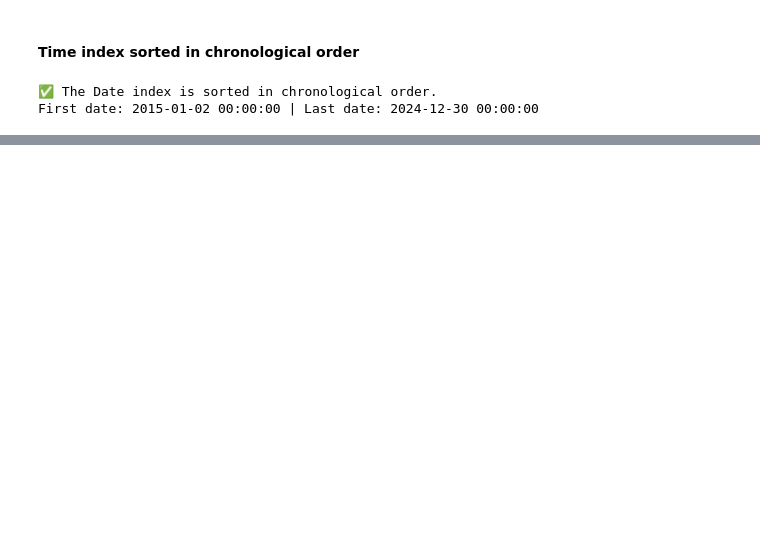
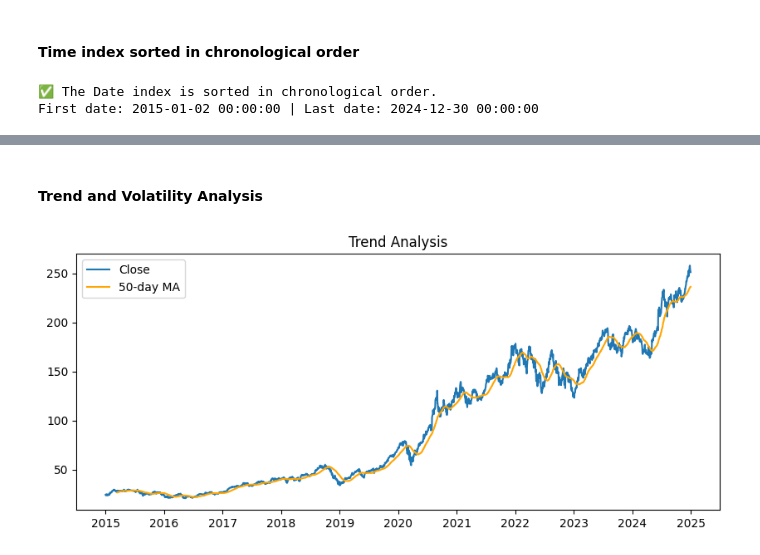
Before and after one commit to akhil1020/Apple-stock-price-forecasting, a Jupyter notebook: APPLE_Stock_Price_Forecasting.ipynb, the cells around one changed output, grey strips where cells are left out. Cells and saved outputs as stored; diff of their text form; code cells hidden in the pictures; blank space fills up the shorter version.

```diff
--- a/APPLE_Stock_Price_Forecasting.ipynb
+++ b/APPLE_Stock_Price_Forecasting.ipynb
@@ -199,0 +437,12 @@ First date: 2015-01-02 00:00:00 | Last date: 2024-12-30 00:00:00
+# %% [markdown]
+#### Trend and Volatility Analysis
+# %%
+df['MA50'] = df['Close_AAPL'].rolling(window=50).mean()
+plt.figure(figsize=(10,4))
+plt.plot(df['Close_AAPL'], label='Close')
+plt.plot(df['MA50'], label='50-day MA', color='orange')
+plt.title('Trend Analysis')
+plt.legend()
+plt.show()
+# %% [output]
+[figure, added]
```
Also changed, not shown: parts of 41 cells of this notebook, 5 other files.
